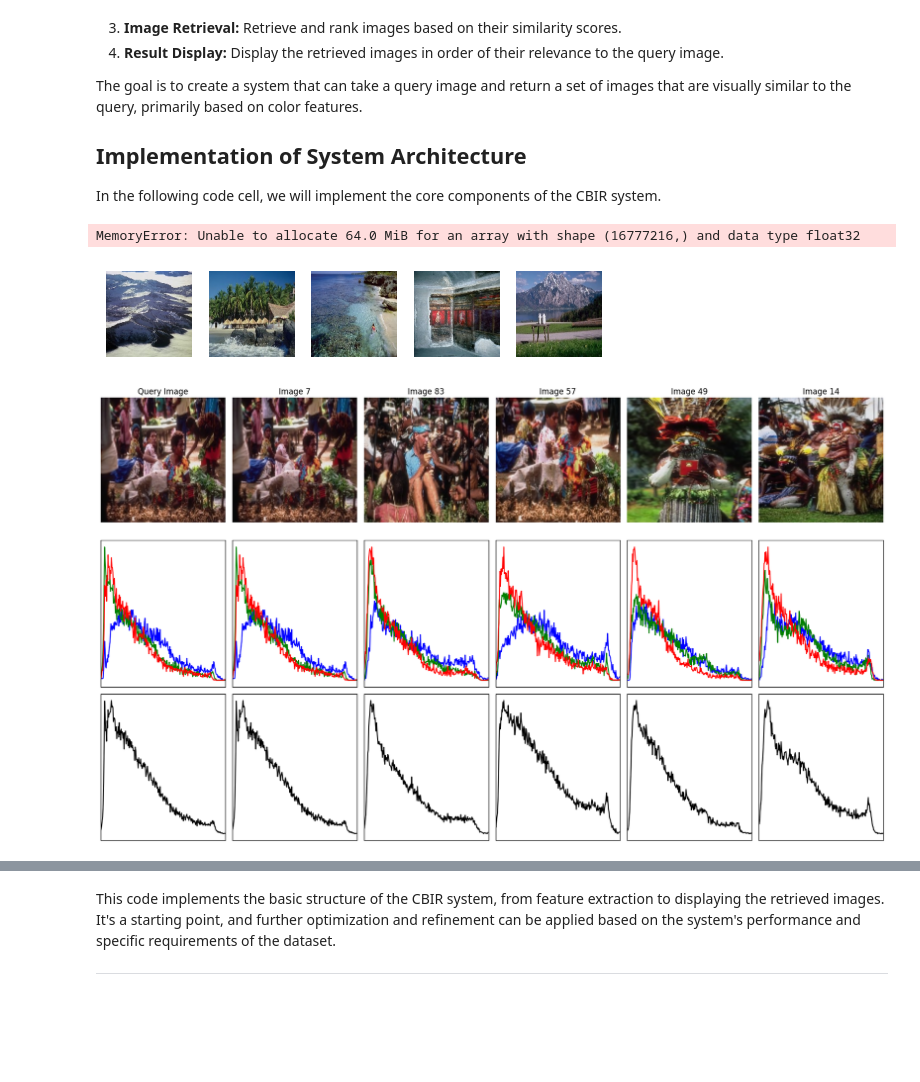
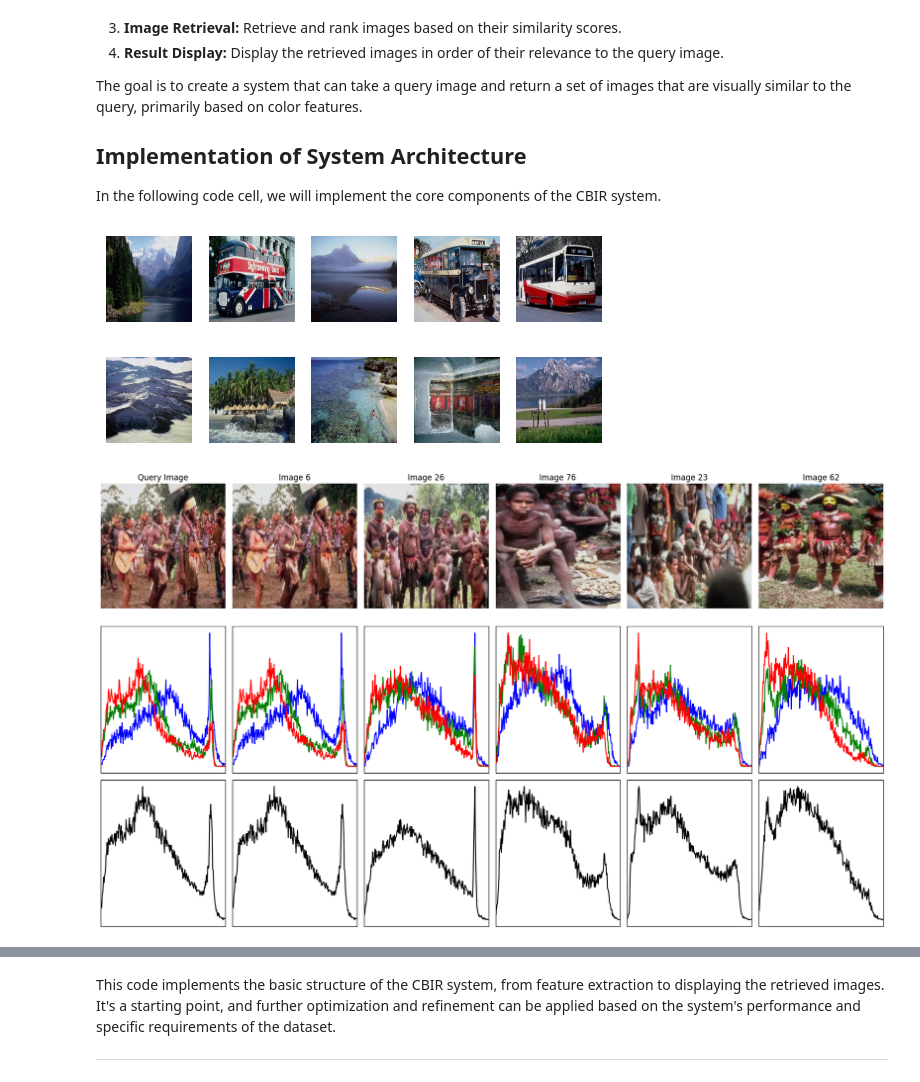
Before and after one commit to IslamJihad/ENCS5343-Computer-Vision-Assign2-CBIR-ColorFeatures, a Jupyter notebook: code.ipynb, the cells around one changed output, grey strips where cells are left out. Saved outputs shown, nothing was run; the diff lists cells and outputs as text; code cells hidden in the pictures; blank space fills up the shorter version.

```diff
--- a/code.ipynb
+++ b/code.ipynb
@@ -235,7 +235,7 @@ def retrieve_images(query_image, images, top_k=5):
     return images[ranked_indices]
 
 # Load query image and preprocess (similar to dataset images)
-query_index = 5
+query_index = 1
 query_image = images[query_index]
 # query_image = cv2.imread('x.jpg')
 query_image = cv2.resize(query_image, (128, 128))
@@ -249,7 +249,7 @@ for i, img in enumerate(top_k_images):
     plt.axis('off')
 plt.show()
 # %% [output]
-MemoryError: Unable to allocate 64.0 MiB for an array with shape (16777216,) and data type float32
+[figure, added]
 # %%
 import numpy as np
 from sklearn.metrics import pairwise_distances
@@ -360,32 +360,32 @@ def retrieve_images(query_image, images, top_k=5):
 
     # Display and plot histogram for the query image
     axes[0, 0].imshow(query_image)
     axes[0, 0].axis('off')
     axes[0, 0].set_title("Query Image")
     plot_histograms(axes[1, 0], query_image)
     plot_combined_histogram(axes[2, 0], query_image)
 
     # Display and plot histograms for the retrieved images
     for i, index in enumerate(ranked_indices):
         img = images[index]
         axes[0, i + 1].imshow(img)
         axes[0, i + 1].axis('off')
         axes[0, i + 1].set_title(f"Image {index + 1}")
         plot_histograms(axes[1, i + 1], img)
         plot_combined_histogram(axes[2, i + 1], img)
 
 
     plt.tight_layout()
     plt.show()
 
 
 # Load and preprocess dataset images and query image
 # Assume 'images' is the array of preprocessed images loaded from the dataset
-query_index = 6
+query_index = 5
 query_image = images[query_index]
 query_image = cv2.resize(query_image, (128, 128))
 
 # Retrieve and display top K similar images
 top_k_images = retrieve_images(query_image, images, top_k=5)
 # %% [output]
-[figure, old version]
+[figure, new version]
```
Also changed, not shown: parts of 2 cells of this notebook.
